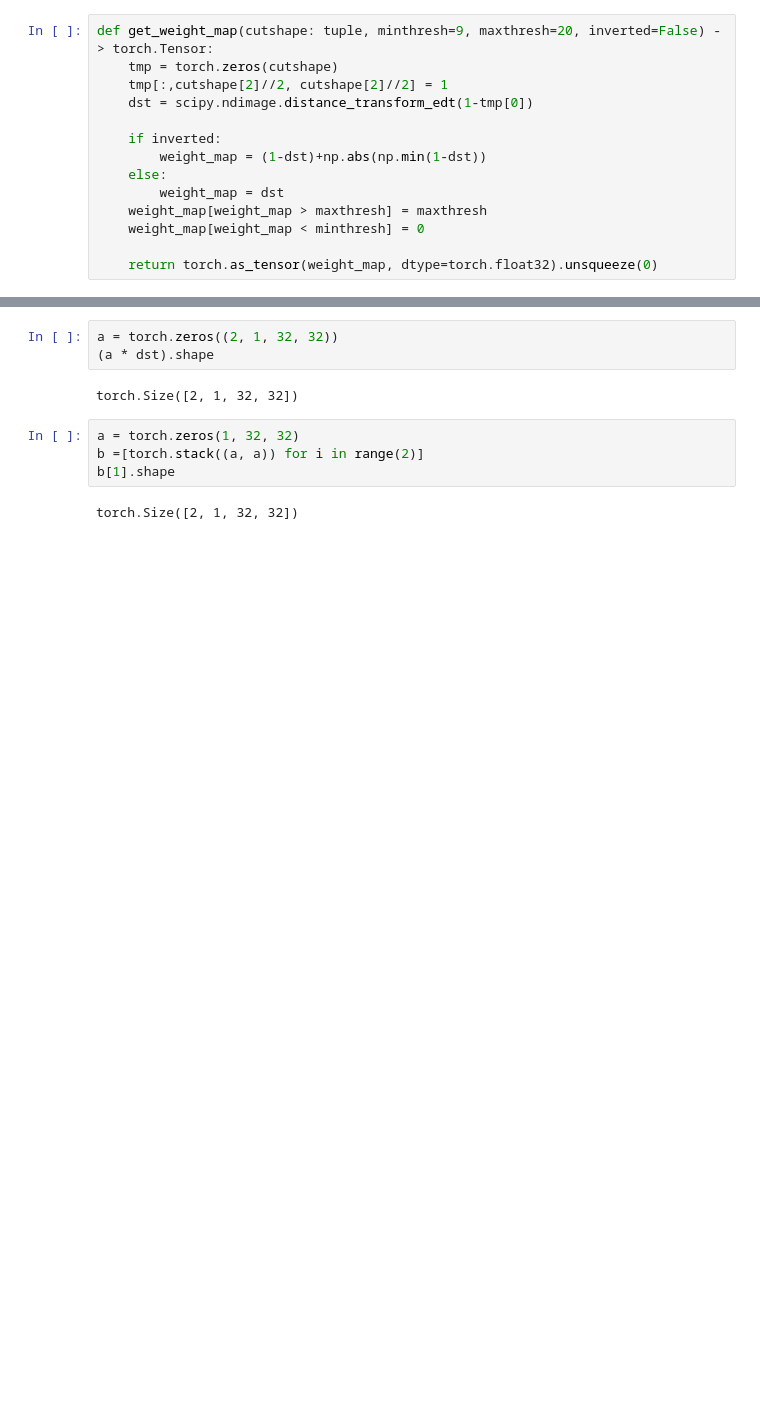
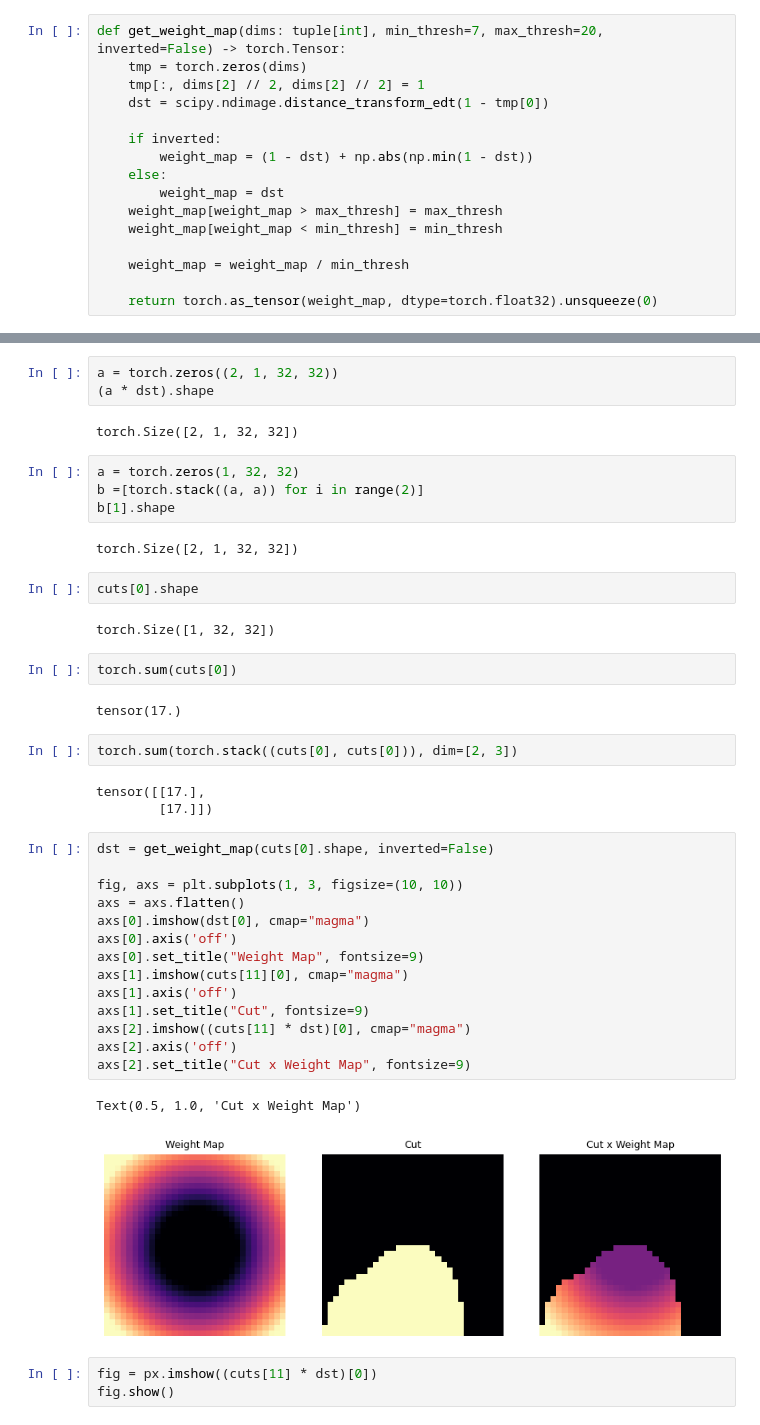
Before and after one commit to kuko6/click-correction, a Jupyter notebook: notebooks/active_learning.ipynb, the cells around one changed output, grey strips where cells are left out. Drawn from its saved outputs; the diff is of its cells as text; blank space fills up the shorter version.

```diff
--- a/notebooks/active_learning.ipynb
+++ b/notebooks/active_learning.ipynb
@@ -368,17 +375,19 @@ plt.imshow(plain[0], cmap='magma')
 # fig = px.imshow(dst_map[0,0])
 # fig.show()
 # %%
-def get_weight_map(cutshape: tuple, minthresh=9, maxthresh=20, inverted=False) -> torch.Tensor:
-    tmp = torch.zeros(cutshape)
-    tmp[:,cutshape[2]//2, cutshape[2]//2] = 1
-    dst = scipy.ndimage.distance_transform_edt(1-tmp[0])
+def get_weight_map(dims: tuple[int], min_thresh=7, max_thresh=20, inverted=False) -> torch.Tensor:
+    tmp = torch.zeros(dims)
+    tmp[:, dims[2] // 2, dims[2] // 2] = 1
+    dst = scipy.ndimage.distance_transform_edt(1 - tmp[0])
 
     if inverted:
-        weight_map = (1-dst)+np.abs(np.min(1-dst))
+        weight_map = (1 - dst) + np.abs(np.min(1 - dst))
     else:
         weight_map = dst
-    weight_map[weight_map > maxthresh] = maxthresh
-    weight_map[weight_map < minthresh] = 0
+    weight_map[weight_map > max_thresh] = max_thresh
+    weight_map[weight_map < min_thresh] = min_thresh
+
+    weight_map = weight_map / min_thresh
 
     return torch.as_tensor(weight_map, dtype=torch.float32).unsqueeze(0)
 # %%
@@ -400,3 +409,36 @@ b =[torch.stack((a, a)) for i in range(2)]
 b[1].shape
 # %% [output]
 torch.Size([2, 1, 32, 32])
+# %%
+cuts[0].shape
+# %% [output]
+torch.Size([1, 32, 32])
+# %%
+torch.sum(cuts[0])
+# %% [output]
+tensor(17.)
+# %%
+torch.sum(torch.stack((cuts[0], cuts[0])), dim=[2, 3])
+# %% [output]
+tensor([[17.],
+        [17.]])
+# %%
+dst = get_weight_map(cuts[0].shape, inverted=False)
+
+fig, axs = plt.subplots(1, 3, figsize=(10, 10))
+axs = axs.flatten()
+axs[0].imshow(dst[0], cmap="magma")
+axs[0].axis('off')
+axs[0].set_title("Weight Map", fontsize=9)
+axs[1].imshow(cuts[11][0], cmap="magma")
+axs[1].axis('off')
+axs[1].set_title("Cut", fontsize=9)
+axs[2].imshow((cuts[11] * dst)[0], cmap="magma")
+axs[2].axis('off')
+axs[2].set_title("Cut x Weight Map", fontsize=9)
+# %% [output]
+Text(0.5, 1.0, 'Cut x Weight Map')
+[figure, added]
+# %%
+fig = px.imshow((cuts[11] * dst)[0])
+fig.show()
```
Also changed, not shown: parts of 27 cells of this notebook, 5 other files.
